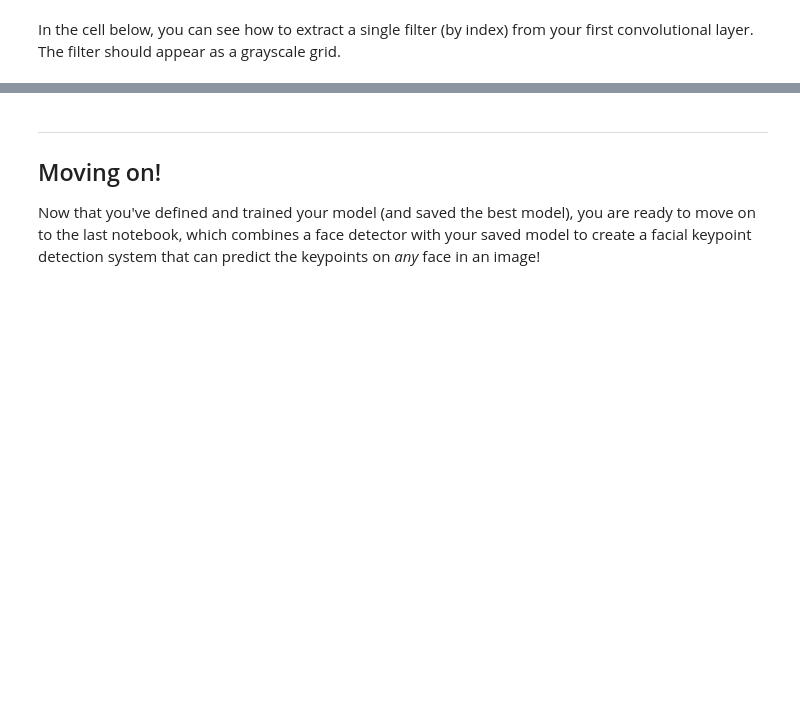
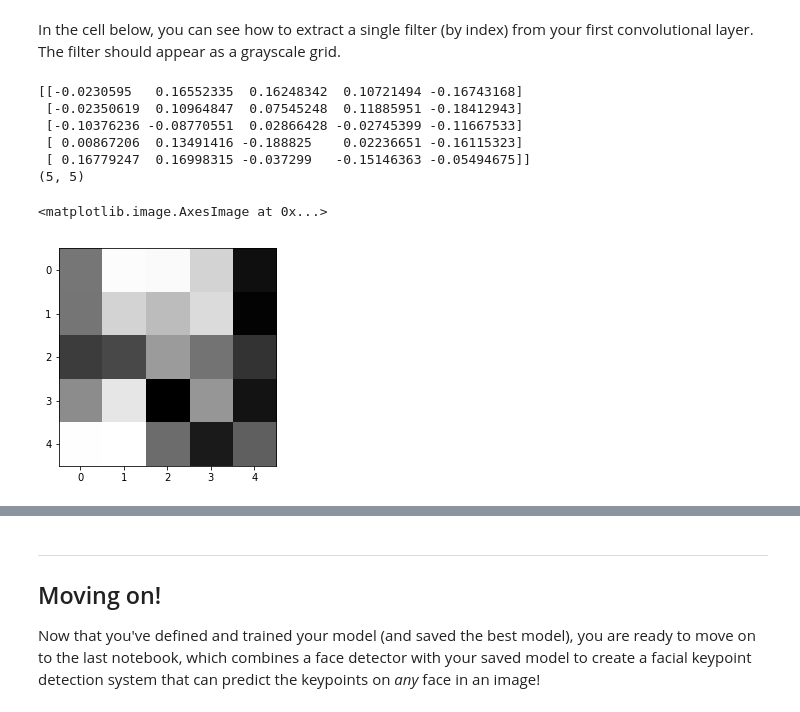
Before and after one commit to mmichal9/Computer_Vision_Nanodegree, a Jupyter notebook: projects/facial_keypoint_detection/2. Define the Network Architecture.ipynb, the cells around one changed output, grey strips where cells are left out. Saved outputs shown, nothing was run; the diff lists cells and outputs as text; code cells hidden in the pictures; blank space fills up the shorter version.

```diff
--- a/projects/facial_keypoint_detection/2. Define the Network Architecture.ipynb
+++ b/projects/facial_keypoint_detection/2. Define the Network Architecture.ipynb
@@ -435,3 +504,3 @@ torch.save(net.state_dict(), model_dir+model_name)
 # %%
 # Loading the model
-net.load_state_dict(torch.load('./saved_models/keypoints_model_2.pt'))
+#net.load_state_dict(torch.load('./saved_models/keypoints_model_333.pt'))
@@ -448,19 +515,28 @@ In the cell below, you can see how to extract a single filter (by index) from yo
 # %%
 # Get the weights in the first conv layer, "conv1"
 # if necessary, change this to reflect the name of your first conv layer
 
 net_cpu = net.cpu()
-weights1 = net_cpu.conv1.weight.data
+weights1 = net_cpu.conv.weight.data
 
 w = weights1.numpy()
 
 filter_index = 2
 
 print(w[filter_index][0])
 print(w[filter_index][0].shape)
 
 # display the filter weights
 plt.imshow(w[filter_index][0], cmap='gray')
+# %% [output]
+[[-0.0230595   0.16552335  0.16248342  0.10721494 -0.16743168]
+ [-0.02350619  0.10964847  0.07545248  0.11885951 -0.18412943]
+ [-0.10376236 -0.08770551  0.02866428 -0.02745399 -0.11667533]
+ [ 0.00867206  0.13491416 -0.188825    0.02236651 -0.16115323]
+ [ 0.16779247  0.16998315 -0.037299   -0.15146363 -0.05494675]]
+(5, 5)
+<matplotlib.image.AxesImage at 0x...>
+[figure, added]
 # %% [markdown]
 ## Feature maps
 
```
Also changed, not shown: parts of 15 cells of this notebook, 3 other files.
